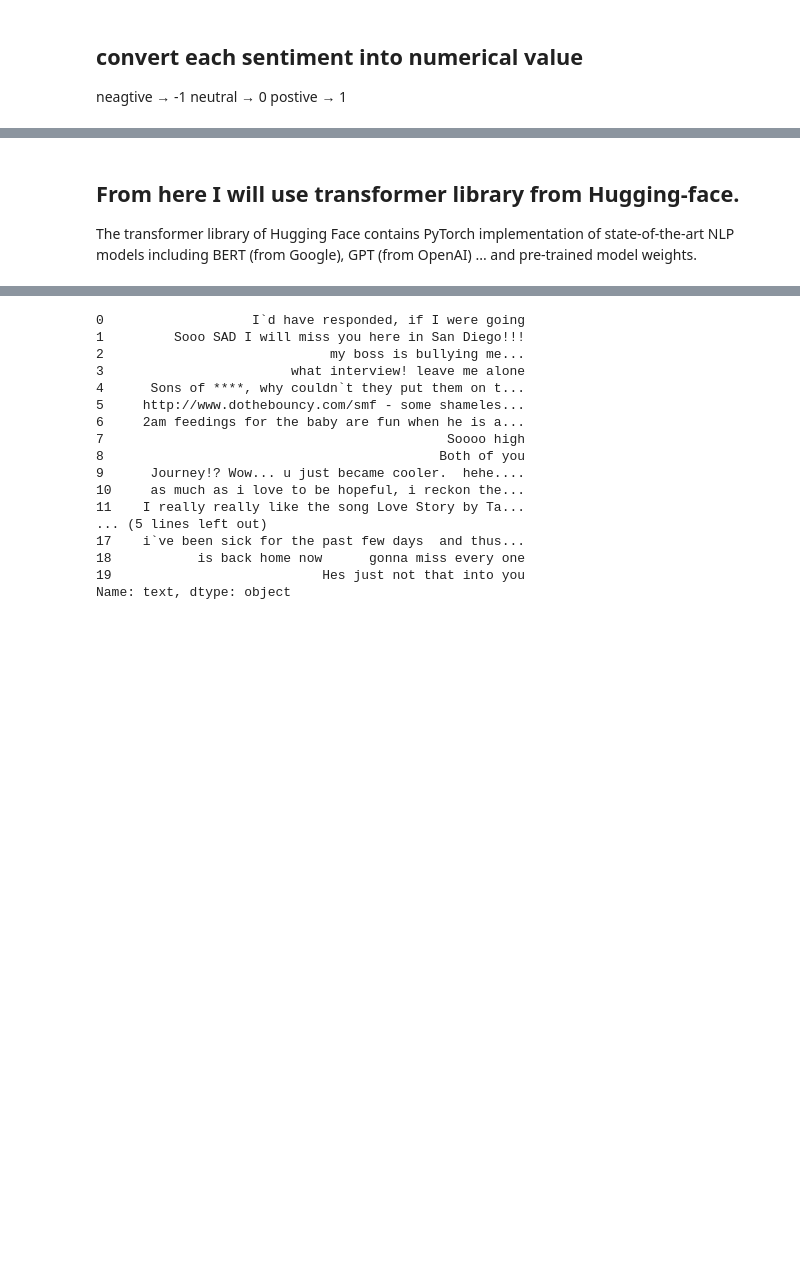
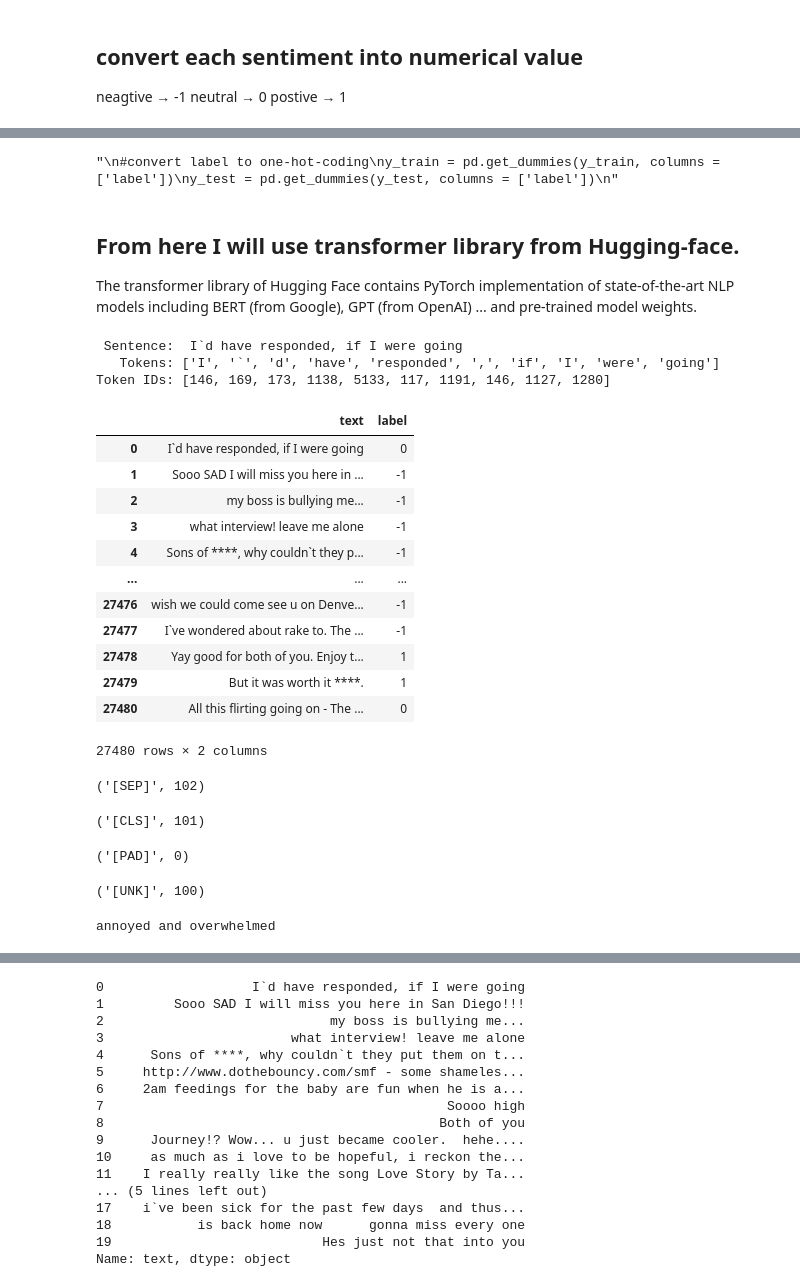
Before and after one commit to beatlesatani/coding_september, a Jupyter notebook: sentiment_analysis_with_pretrained_BERT.ipynb, the cells around one changed output, grey strips where cells are left out. Cells and saved outputs as stored; diff of their text form; code cells hidden in the pictures; blank space fills up the shorter version.

```diff
--- a/sentiment_analysis_with_pretrained_BERT.ipynb
+++ b/sentiment_analysis_with_pretrained_BERT.ipynb
@@ -171,7 +181,11 @@ y_test = test['label']
 # %%
+'''
 #convert label to one-hot-coding
 y_train = pd.get_dummies(y_train, columns = ['label'])
 y_test = pd.get_dummies(y_test, columns = ['label'])
+'''
+# %% [output]
+"\n#convert label to one-hot-coding\ny_train = pd.get_dummies(y_train, columns = ['label'])\ny_test = pd.get_dummies(y_test, columns = ['label'])\n"
 # %% [markdown]
 ## From here I will use transformer library from Hugging-face.
 The transformer library of Hugging Face contains PyTorch implementation of state-of-the-art NLP models including BERT (from Google), GPT (from OpenAI) ... and pre-trained model weights.
@@ -177,0 +196,50 @@ The transformer library of Hugging Face contains PyTorch implementation of state
+# %%
+
+tokens = tokenizer.tokenize(train.iloc[0,0])
+token_ids = tokenizer.convert_tokens_to_ids(tokens)
+
+print(f' Sentence: {train.iloc[0,0]}')
+print(f'   Tokens: {tokens}')
+print(f'Token IDs: {token_ids}')
+# %% [output]
+ Sentence:  I`d have responded, if I were going
+   Tokens: ['I', '`', 'd', 'have', 'responded', ',', 'if', 'I', 'were', 'going']
+Token IDs: [146, 169, 173, 1138, 5133, 117, 1191, 146, 1127, 1280]
+# %%
+train
+# %% [output]
+|  | text | label |
+| 0 | I`d have responded, if I were going | 0 |
+| 1 | Sooo SAD I will miss you here in ... | -1 |
+| 2 | my boss is bullying me... | -1 |
+| 3 | what interview! leave me alone | -1 |
+| 4 | Sons of ****, why couldn`t they p... | -1 |
+| ... | ... | ... |
+| 27476 | wish we could come see u on Denve... | -1 |
+| 27477 | I`ve wondered about rake to. The ... | -1 |
+| 27478 | Yay good for both of you. Enjoy t... | 1 |
+| 27479 | But it was worth it ****. | 1 |
+| 27480 | All this flirting going on - The ... | 0 |
+27480 rows × 2 columns
+# %%
+tokenizer.sep_token, tokenizer.sep_token_id
+# %% [output]
+('[SEP]', 102)
+# %%
+tokenizer.cls_token, tokenizer.cls_token_id
+# %% [output]
+('[CLS]', 101)
+# %%
+
+tokenizer.pad_token, tokenizer.pad_token_id
+# %% [output]
+('[PAD]', 0)
+# %%
+tokenizer.unk_token, tokenizer.unk_token_id
+# %% [output]
+('[UNK]', 100)
+# %%
+text_to_encode = train.iloc[25][0]
+print(text_to_encode)
+# %% [output]
+annoyed and overwhelmed
```
Also changed, not shown: parts of 41 cells of this notebook.
